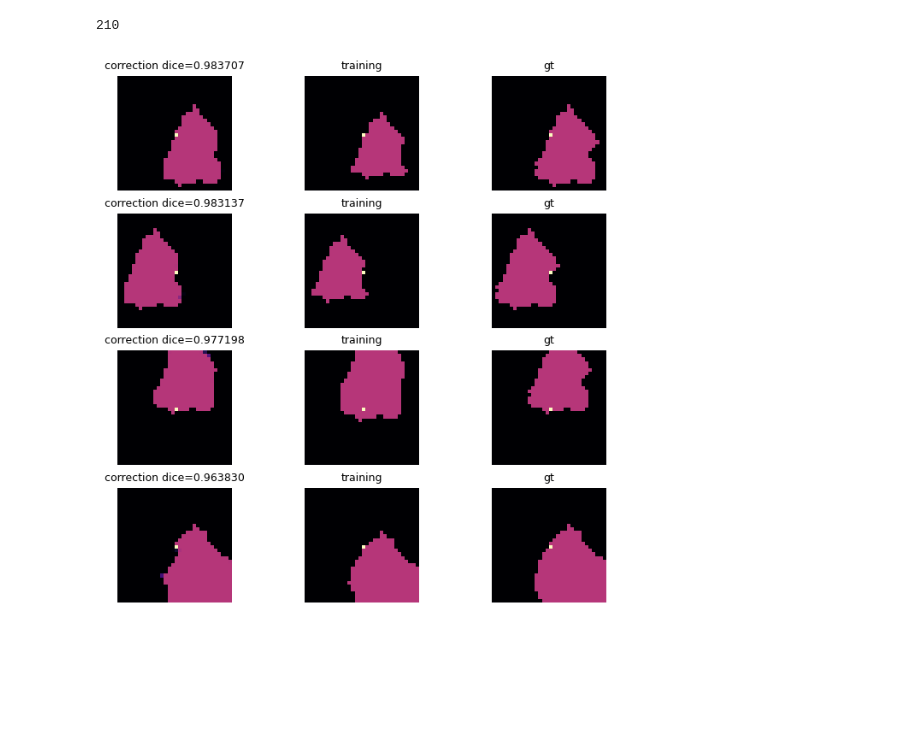
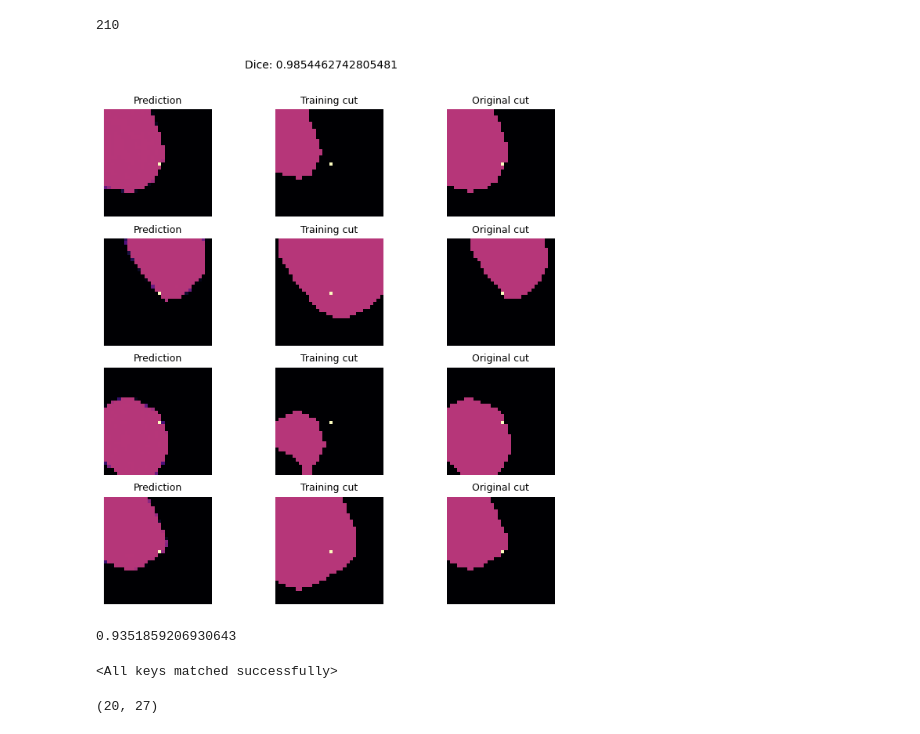
Before and after one commit to kuko6/click-correction, a Jupyter notebook: notebooks/vis.ipynb, the cells around one changed output. Saved outputs shown, nothing was run; the diff lists cells and outputs as text; code cells hidden in the pictures; blank space fills up the shorter version.

```diff
--- a/notebooks/vis.ipynb
+++ b/notebooks/vis.ipynb
@@ -28,7 +30,7 @@ seg_list = sorted(glob.glob(os.path.join(data_path, "VS-*-*/vs_*/*_seg_*")))
 import plotly.express as px
 import json
 # %%
-model_path = "../models/correctionloss_32imgs"
+model_path = "../models/correctionloss_32imgs_seq"
 os.listdir(model_path)
 # %% [output]
 ['val_history.json',
@@ -106,5 +152,14 @@ data = CorrectionMRIDataset(
+# %%
+data = MRIDataset(
+    t1_train,
+    t2_train,
+    seg_train,
+    (40, 256, 256),
+    clicks=None,
+    # seed=420
+)
 # %%
-model = CorrectionUnet(in_channels=1, out_channels=1, blocks=3).to("mps")
+model = CorrectionUnet(in_channels=3, out_channels=1, blocks=3).to("mps")
 
 checkpoint = torch.load(os.path.join(model_path, "best.pt"), map_location="mps")
 model.load_state_dict(checkpoint["model_state"])
@@ -115,9 +170,10 @@ len(data)
 # %% [output]
 210
 # %%
-def plot_batched_cuts(pred: torch.Tensor, x, y, cmap="magma"):
-    rows = len(pred) // 4
-    rows = rows if rows >= 4 else 4
+def preview_cuts(pred: torch.Tensor, x: torch.Tensor, y: torch.Tensor, dice: float, epoch=0):
+    """Plot batch of cuts."""
+
+    rows = pred.shape[0]
     cols = 3
     res = cols if cols > rows else rows
 
@@ -129,34 +185,37 @@ def plot_batched_cuts(pred: torch.Tensor, x, y, cmap="magma"):
     for i in range(pred.shape[0]):
         tmp_cut = torch.clone(pred[i, 0, :, :])
         tmp_cut[pred.shape[2] // 2, pred.shape[2] // 2] = 2
-        axs[j].imshow(tmp_cut.cpu(), cmap=cmap)
+        axs[j].imshow(tmp_cut.cpu().detach(), cmap="magma")
         axs[j].axis("off")
         axs[j].set_title(
-            f"correction dice={dice_coefficient(pred[i].unsqueeze(0), y[i].unsqueeze(0)).item():>5f}",
+            # f"correction dice={dice_coefficient(pred[i].unsqueeze(0), y[i].unsqueeze(0)).item():>5f}",
+            'Prediction',
             fontsize=9,
         )
 
         tmp_cut = torch.clone(x[i, 0, :, :])
         tmp_cut[pred.shape[2] // 2, pred.shape[2] // 2] = 2
-        axs[j + 1].imshow(tmp_cut.cpu(), cmap=cmap)
+        axs[j + 1].imshow(tmp_cut.cpu().detach(), cmap="magma")
         axs[j + 1].axis("off")
-        axs[j + 1].set_title("training", fontsize=9)
+        axs[j + 1].set_title("Training cut", fontsize=9)
 
         tmp_cut = torch.clone(y[i, 0, :, :])
         tmp_cut[pred.shape[2] // 2, pred.shape[2] // 2] = 2
-        axs[j + 2].imshow(tmp_cut.cpu(), cmap=cmap)
+        axs[j + 2].imshow(tmp_cut.cpu().detach(), cmap="magma")
         axs[j + 2].axis("off")
-        axs[j + 2].set_title("gt", fontsize=9)
+        axs[j + 2].set_title("Original cut", fontsize=9)
 
         j += 3
+    fig.suptitle(f"Dice: {dice}", fontsize=10)
+    plt.subplots_adjust(top=0.9)
     plt.show()
 # %%
+dataloader = CorrectionDataLoader(data, 4)
 with torch.no_grad():
-    dataloader = CorrectionDataLoader(data, 4)
     for i, (x, y) in enumerate(dataloader):
         x, y = x.to("mps"), y.to("mps")
         y_pred = model(x)
-        plot_batched_cuts(y_pred, x, y)
+        preview_cuts(y_pred, x, y[:,0].unsqueeze(1), dice_coefficient(y_pred, y[:,0].unsqueeze(1)).item())
         break
 # %% [output]
-[figure, old version]
+[figure, new version]
@@ -162,0 +232,12 @@ with torch.no_grad():
+# %%
+# musi tam byt niekde chyba vo validacii mozno / alebo tam kde sa robi validacia
+np.mean(testing_dice)
+# %% [output]
+0.9351859206930643
+# %%
+model = Unet(in_channels=2, out_channels=1, blocks=3).to("cpu")
+
+checkpoint = torch.load(os.path.join(model_path, "best.pt"), map_location="cpu")
+model.load_state_dict(checkpoint["model_state"])
+# %% [output]
+<All keys matched successfully>
@@ -162,0 +260,4 @@ with torch.no_grad():
+# %%
+get_glioma_indices(y[0])
+# %% [output]
+(20, 27)
```
Also changed, not shown: parts of 13 cells of this notebook, 6 other files.
